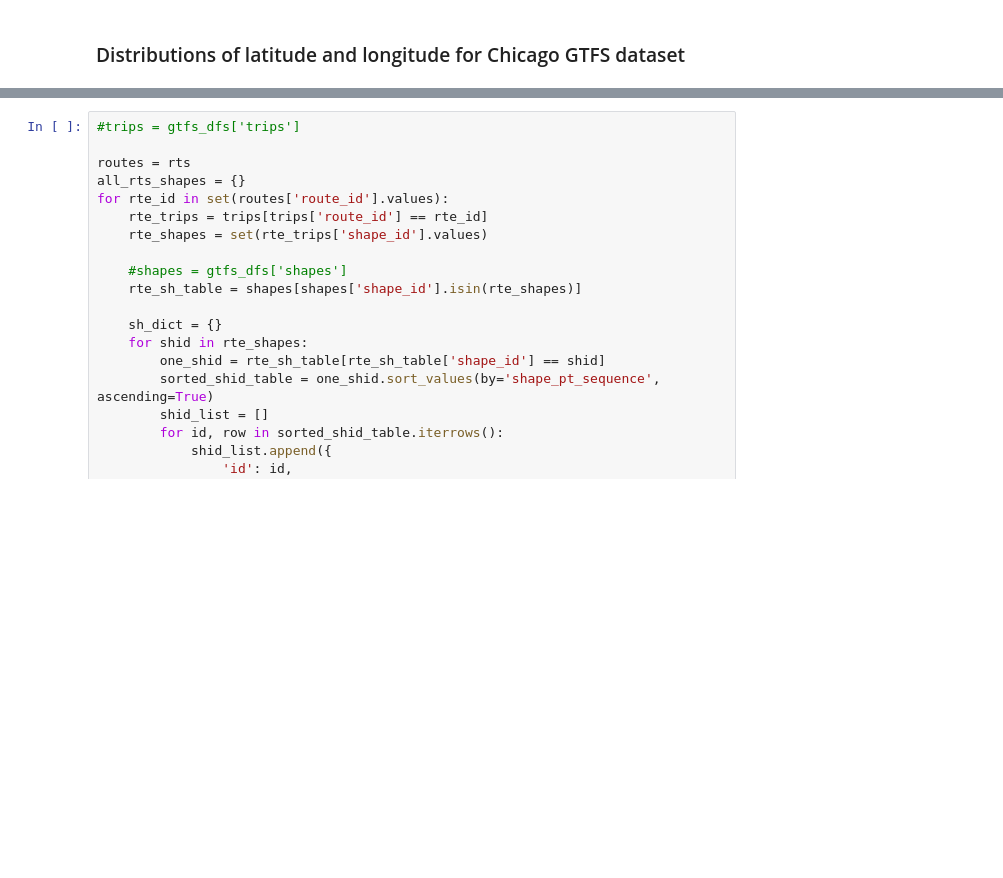
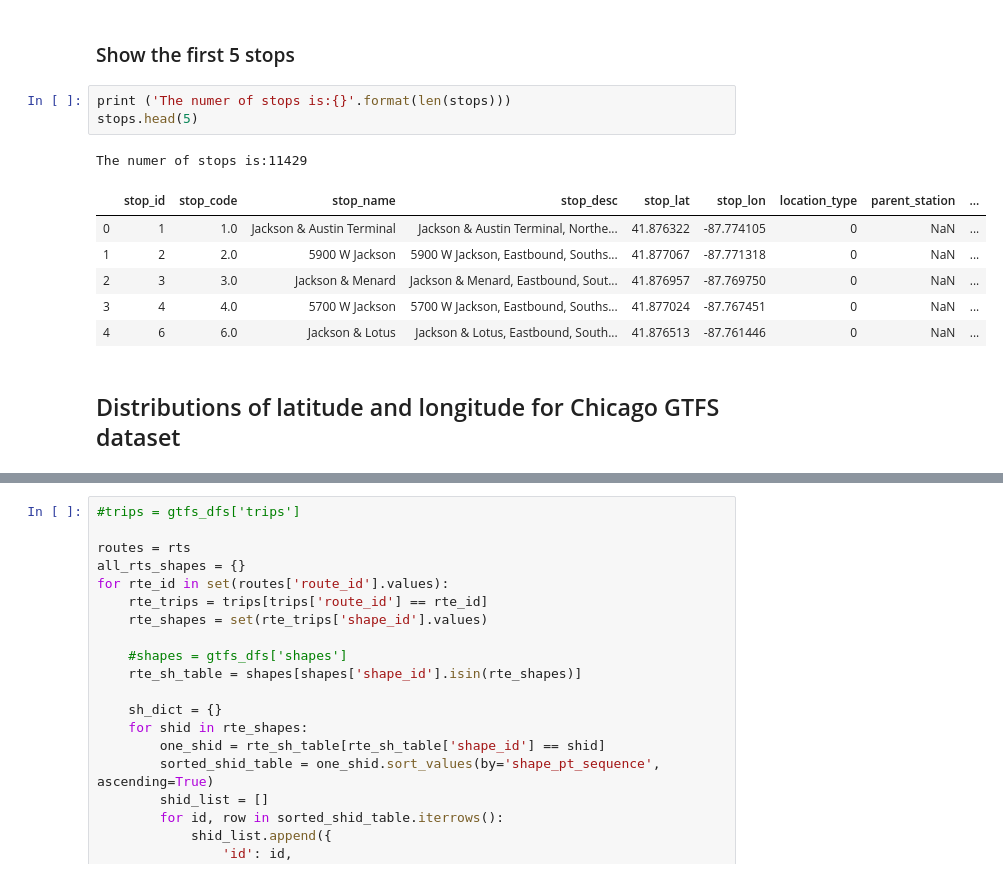
Before and after one commit to cybergis/cybergis-jupyter-notebook-repo, a Jupyter notebook: geospatial/Spatial_Analysis_GTFS_Chicago.ipynb, the cells around one changed output, grey strips where cells are left out. Saved outputs shown, nothing was run; the diff lists cells and outputs as text; blank space fills up the shorter version.

```diff
--- a/geospatial/Spatial_Analysis_GTFS_Chicago.ipynb
+++ b/geospatial/Spatial_Analysis_GTFS_Chicago.ipynb
@@ -44,5 +80,18 @@ shapes.head(10)
+# %% [markdown]
+### Show the first 5 stops
+# %%
+print ('The numer of stops is:{}'.format(len(stops)))
+stops.head(5)
+# %% [output]
+The numer of stops is:11429
+|  | stop_id | stop_code | stop_name | stop_desc | stop_lat | stop_lon | location_type | parent_station | ... |
+| 0 | 1 | 1.0 | Jackson & Austin Terminal | Jackson & Austin Terminal, Northe... | 41.876322 | -87.774105 | 0 | NaN | ... |
+| 1 | 2 | 2.0 | 5900 W Jackson | 5900 W Jackson, Eastbound, Souths... | 41.877067 | -87.771318 | 0 | NaN | ... |
+| 2 | 3 | 3.0 | Jackson & Menard | Jackson & Menard, Eastbound, Sout... | 41.876957 | -87.769750 | 0 | NaN | ... |
+| 3 | 4 | 4.0 | 5700 W Jackson | 5700 W Jackson, Eastbound, Souths... | 41.877024 | -87.767451 | 0 | NaN | ... |
+| 4 | 6 | 6.0 | Jackson & Lotus | Jackson & Lotus, Eastbound, South... | 41.876513 | -87.761446 | 0 | NaN | ... |
 # %% [markdown]
-### Distributions of latitude and longitude for Chicago GTFS dataset
+## Distributions of latitude and longitude for Chicago GTFS dataset
 # %%
 import matplotlib.pyplot as plt
 fig, (ax1, ax2) = plt.subplots(1, 2, figsize=(24, 10))
```
Also changed, not shown: parts of 31 cells of this notebook.
